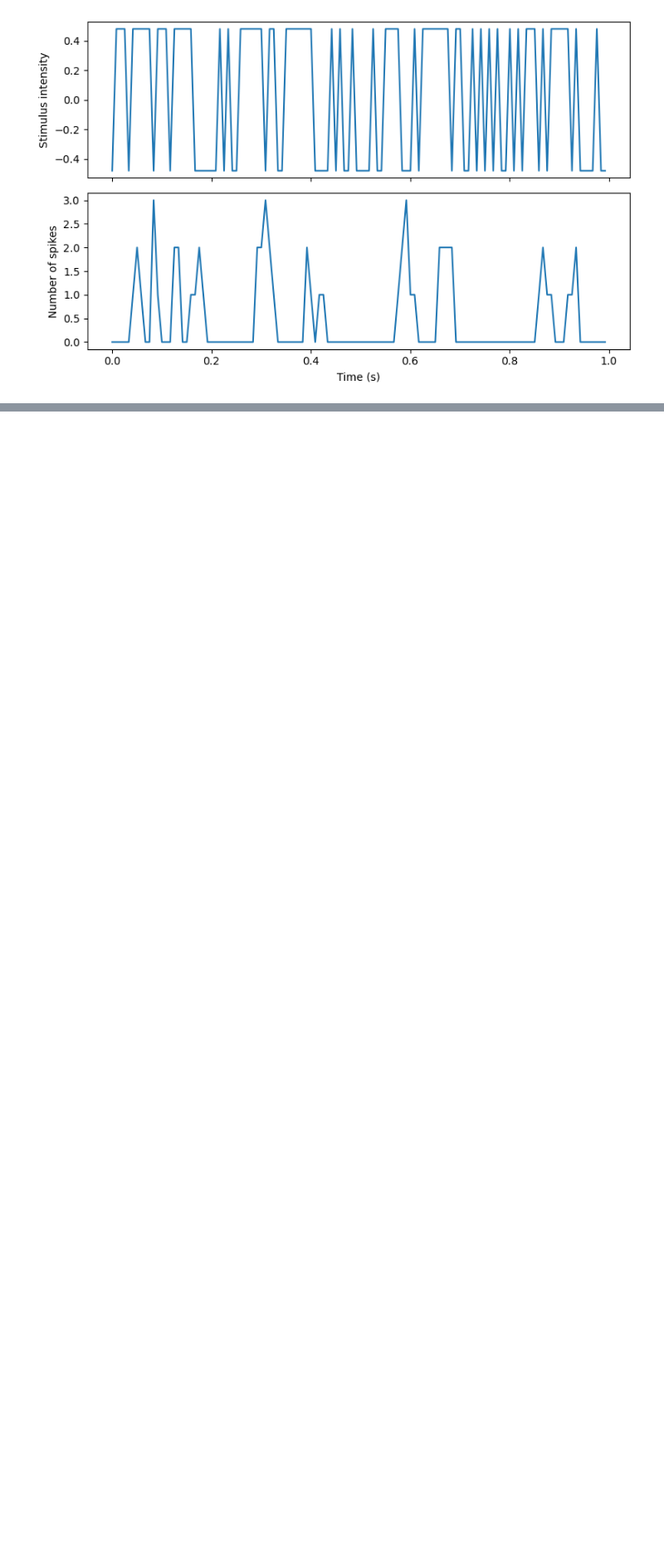
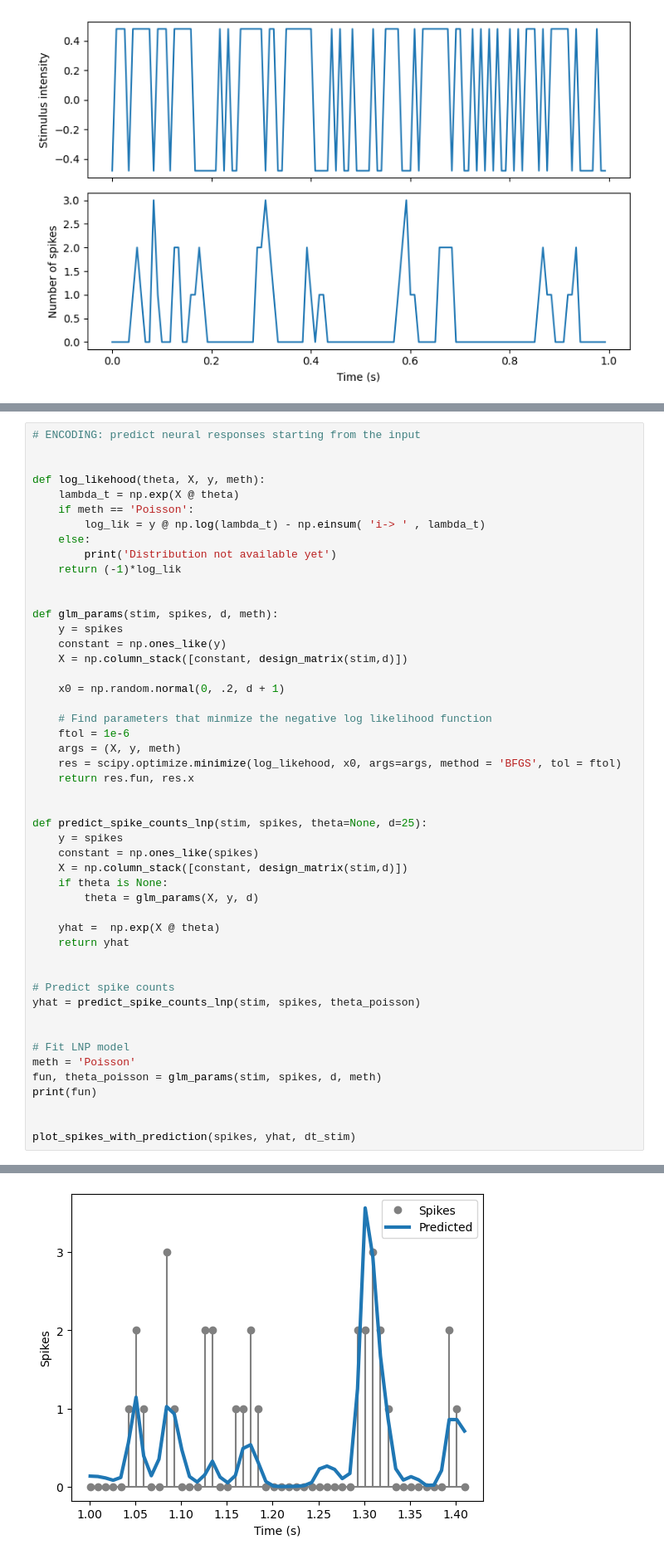
Before and after one commit to GiovanniPecci/Computational-Neuroscience-Course, a Jupyter notebook: Statistics.ipynb, the cells around one changed output, grey strips where cells are left out. Shown at 83% size. Saved outputs shown, nothing was run; the diff lists cells and outputs as text; blank space fills up the shorter version.

```diff
--- a/Statistics.ipynb
+++ b/Statistics.ipynb
@@ -420,0 +427,50 @@ stim[0:d][0]
+# %%
+# ENCODING: predict neural responses starting from the input
+
+
+def log_likehood(theta, X, y, meth):
+    lambda_t = np.exp(X @ theta)
+    if meth == 'Poisson':
+        log_lik = y @ np.log(lambda_t) - np.einsum( 'i-> ' , lambda_t)
+    else:
+        print('Distribution not available yet')
+    return (-1)*log_lik
+
+
+def glm_params(stim, spikes, d, meth):
+    y = spikes
+    constant = np.ones_like(y)
+    X = np.column_stack([constant, design_matrix(stim,d)])
+
+    x0 = np.random.normal(0, .2, d + 1)
+
+    # Find parameters that minmize the negative log likelihood function
+    ftol = 1e-6
+    args = (X, y, meth)
+    res = scipy.optimize.minimize(log_likehood, x0, args=args, method = 'BFGS', tol = ftol)
+    return res.fun, res.x
+
+
+def predict_spike_counts_lnp(stim, spikes, theta=None, d=25):
+    y = spikes
+    constant = np.ones_like(spikes)
+    X = np.column_stack([constant, design_matrix(stim,d)])
+    if theta is None:
+        theta = glm_params(X, y, d)
+
+    yhat =  np.exp(X @ theta)
+    return yhat
+
+
+# Predict spike counts
+yhat = predict_spike_counts_lnp(stim, spikes, theta_poisson)
+
+
+# Fit LNP model
+meth = 'Poisson'
+fun, theta_poisson = glm_params(stim, spikes, d, meth)
+print(fun)
+
+
+plot_spikes_with_prediction(spikes, yhat, dt_stim)
+# %% [output]
@@ -420,0 +478 @@ stim[0:d][0]
+[figure, added]
```
Also changed, not shown: parts of 15 cells of this notebook.
